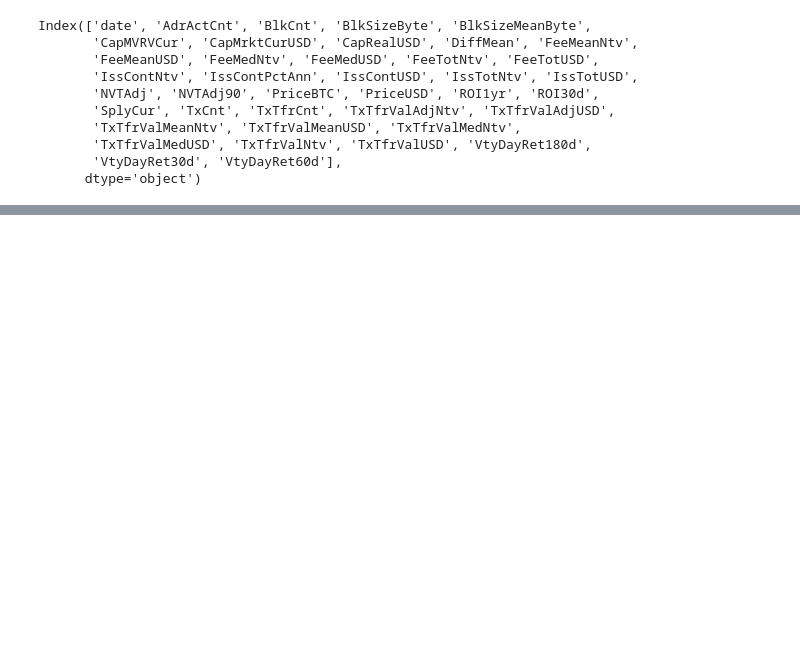
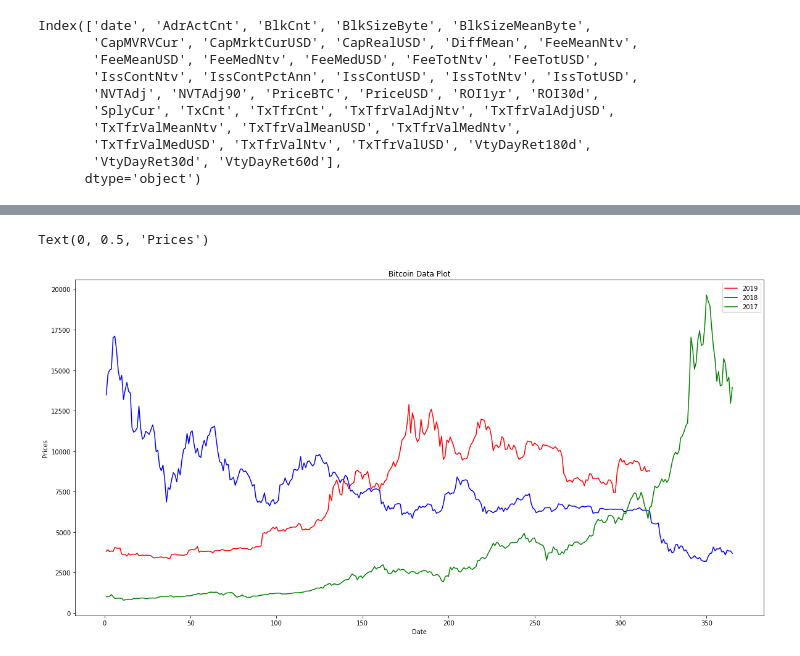
Before and after one commit to fpwirth/Data-Analytics-Project-1, a Jupyter notebook: notebooks/Philipnotebook.ipynb, the cells around one changed output, grey strips where cells are left out. Saved outputs shown, nothing was run; the diff lists cells and outputs as text; code cells hidden in the pictures; blank space fills up the shorter version.

```diff
--- a/notebooks/Philipnotebook.ipynb
+++ b/notebooks/Philipnotebook.ipynb
@@ -68,0 +56,10 @@ ethdata.columns
+# %%
+btcdata['date'] = pd.to_datetime(btcdata['date'])
+btcdata['year'],btcdata['month'],btcdata['day'],btcdata['dayofyear'] = btcdata['date'].dt.year.map('{:.0f}'.format),btcdata['date'].dt.month.map('{:.0f}'.format),btcdata['date'].dt.day.map('{:.0f}'.format),btcdata['date'].dt.dayofyear.map('{:.0f}'.format)
+tbtcprice = btcdata[['year','month','day','dayofyear','PriceUSD']]
+btcprice = tbtcprice.groupby(['year','dayofyear'])['PriceUSD'].sum().unstack(0)
+btcprice.reset_index(inplace=True)
+btcprice.columns.name=''
+btcprice['dayofyear'] = pd.to_numeric(btcprice['dayofyear'])
+bitcoin = btcprice.sort_values('dayofyear')
+bitcoin
@@ -68,0 +85,12 @@ ethdata.columns
+# %%
+plt.figure(figsize=(20,10))
+plt.plot(bitcoin['dayofyear'],bitcoin['2019'],c='red',label='2019')
+plt.plot(bitcoin['dayofyear'],bitcoin['2018'],c='blue',label='2018')
+plt.plot(bitcoin['dayofyear'],bitcoin['2017'],c='green',label='2017')
+plt.legend(loc='best')
+plt.title('Bitcoin Data Plot')
+plt.xlabel('Date')
+plt.ylabel('Prices')
+# %% [output]
+Text(0, 0.5, 'Prices')
+[figure, added]
```
Also changed, not shown: parts of 5 cells of this notebook.
